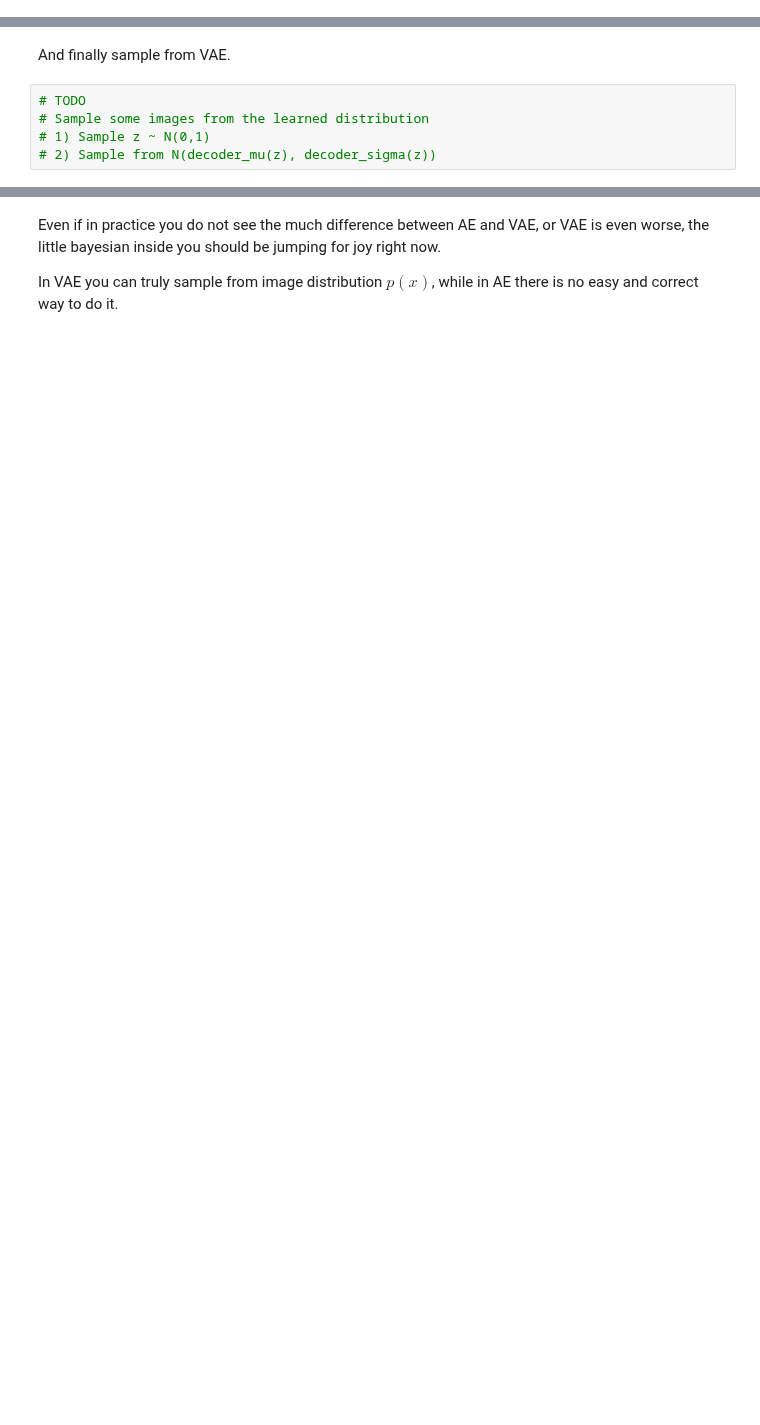
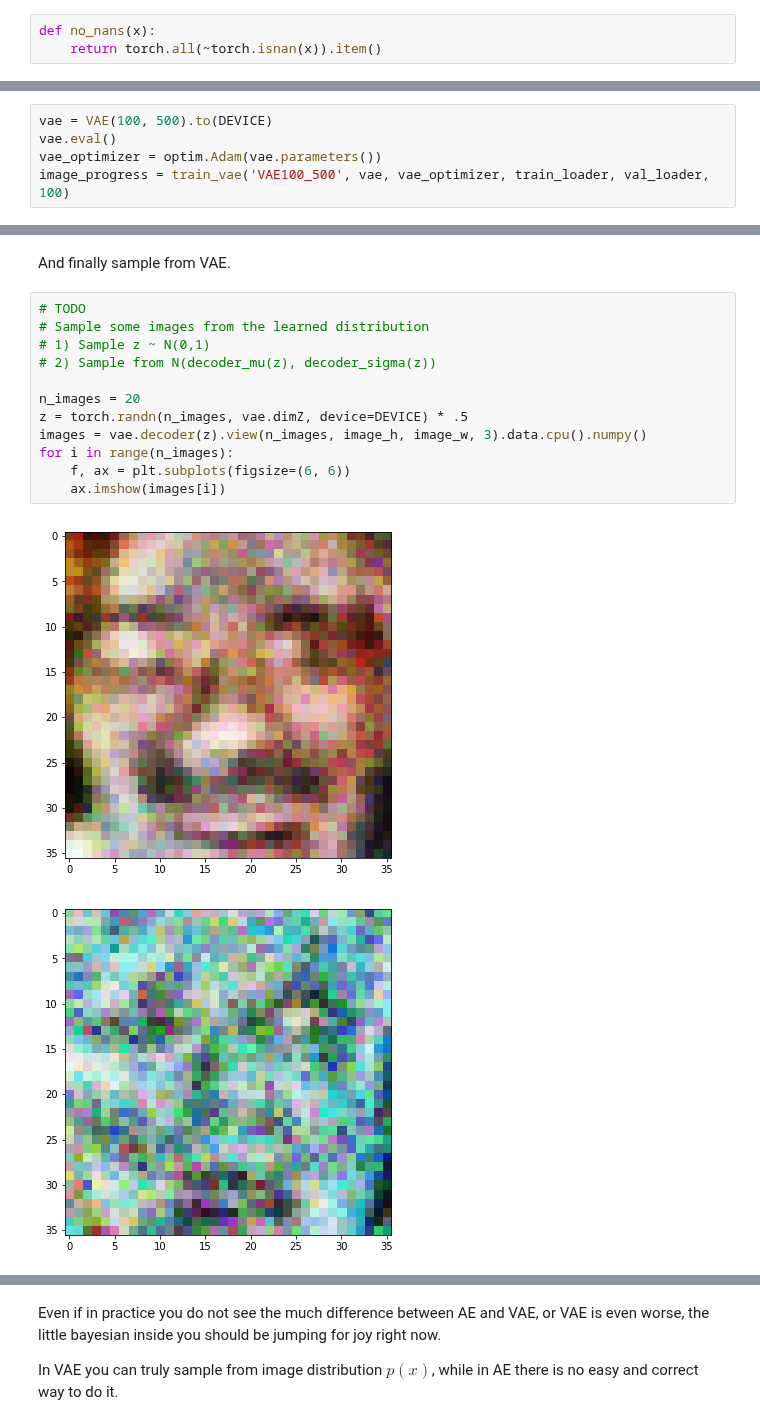
Before and after one commit to SomeoneSerge/skt_deeplearning, a Jupyter notebook: HW3/homework03_part2_vae_advanced.ipynb, the cells around one changed output, grey strips where cells are left out. Saved outputs shown, nothing was run; the diff lists cells and outputs as text; blank space fills up the shorter version.

```diff
--- a/HW3/homework03_part2_vae_advanced.ipynb
+++ b/HW3/homework03_part2_vae_advanced.ipynb
@@ -306,6 +303,9 @@ Bayesian approach in deep learning considers everything in terms of distribution
 Since our decoder is also a function that generates distribution, we need to do the same splitting for output layer. When testing the model we will look only on mean values, so one of the output will be actual autoencoder output.
 # %% [markdown]
 In this homework we only ask for implementation of the simplest version of VAE - one $z$ sample per input. You can consider to sample several outputs from one input and average them.
+# %%
+def no_nans(x):
+    return torch.all(~torch.isnan(x)).item()
 # %%
 # to compare with conventional AE, keep these hyperparameters
 # or change them for the values that you used before
@@ -363,3 +447,8 @@ And train the model:
+# %%
+vae = VAE(100, 500).to(DEVICE)
+vae.eval()
+vae_optimizer = optim.Adam(vae.parameters())
+image_progress = train_vae('VAE100_500', vae, vae_optimizer, train_loader, val_loader, 100)
 # %%
 val_loader = data_utils.DataLoader(val, batch_size=1, shuffle=True)
 vae.eval()
@@ -374,5 +474,15 @@ And finally sample from VAE.
 # %%
 # TODO
 # Sample some images from the learned distribution
 # 1) Sample z ~ N(0,1)
 # 2) Sample from N(decoder_mu(z), decoder_sigma(z))
+
+n_images = 20
+z = torch.randn(n_images, vae.dimZ, device=DEVICE) * .5
+images = vae.decoder(z).view(n_images, image_h, image_w, 3).data.cpu().numpy()
+for i in range(n_images):
+    f, ax = plt.subplots(figsize=(6, 6))
+    ax.imshow(images[i])
+# %% [output]
+[figure, added]
+[figure, added]
```
Also changed, not shown: parts of 20 cells of this notebook, 2 other files.
